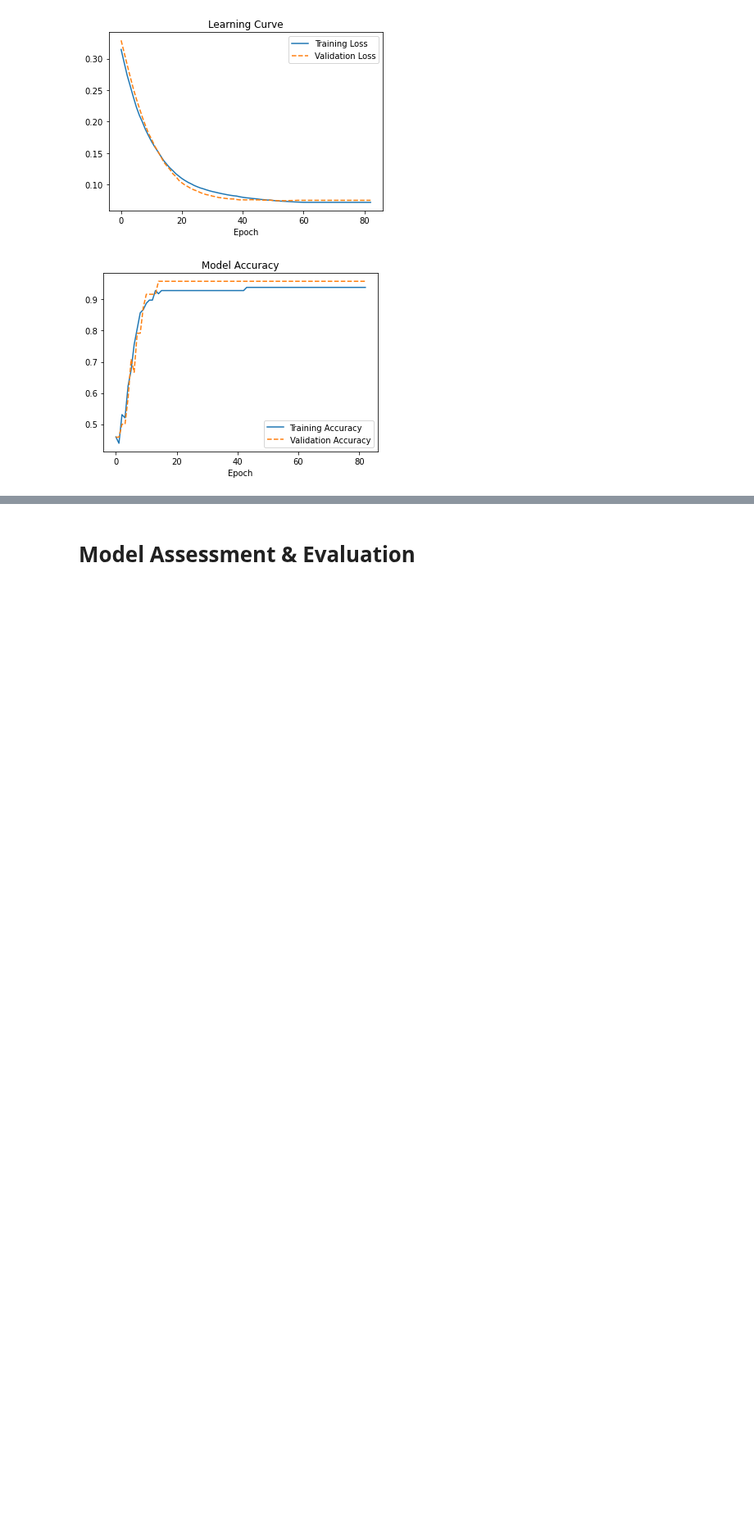
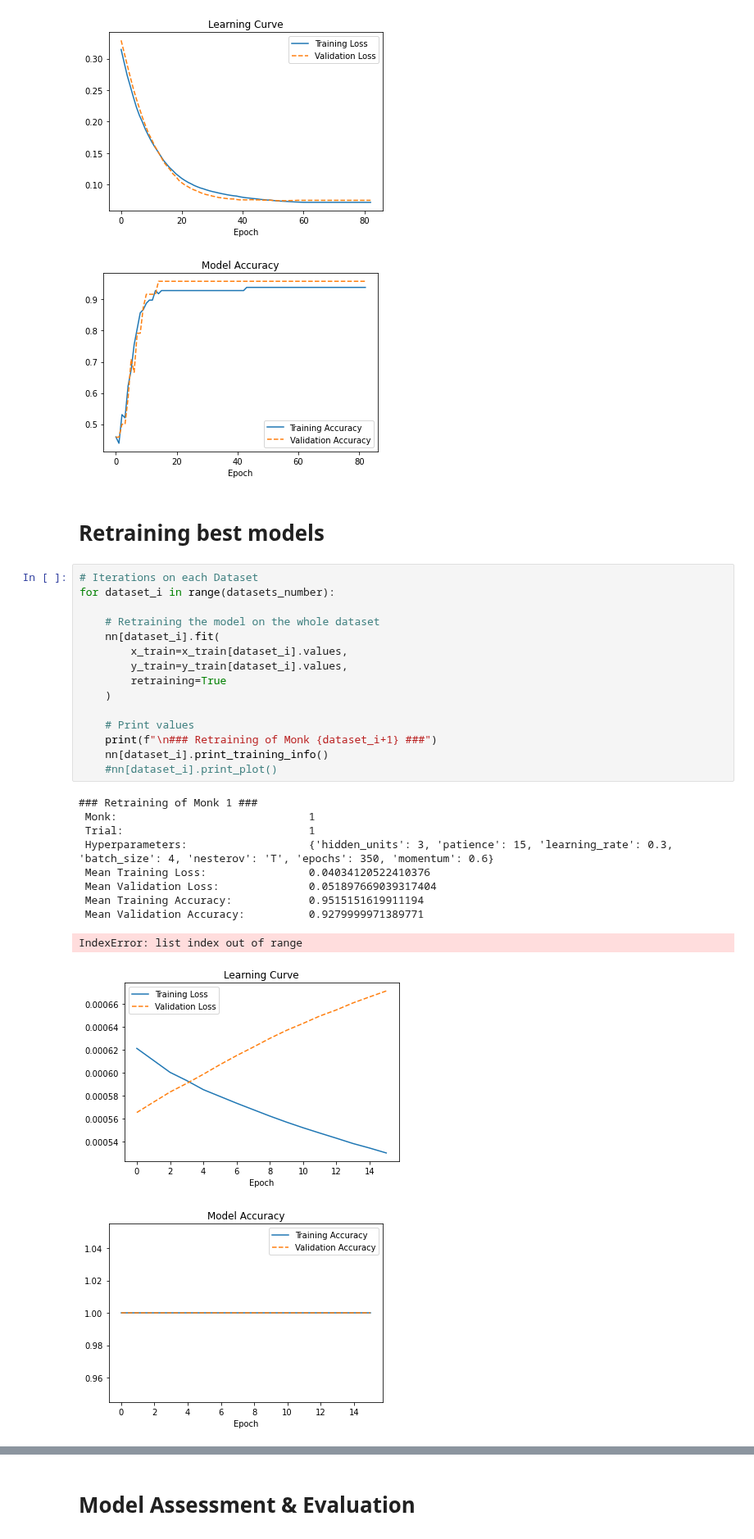
Before and after one commit to Bakko000/Machine_Learning_Project, a Jupyter notebook: keras_MSE.ipynb, the cells around one changed output, grey strips where cells are left out. Shown at 82% size. Cells and saved outputs as stored; diff of their text form; blank space fills up the shorter version.

```diff
--- a/keras_MSE.ipynb
+++ b/keras_MSE.ipynb
@@ -308,4 +308,33 @@ Best Hyperparameters for Monk 2
 [figure]
 [figure]
 [figure]
+# %% [markdown]
+# Retraining best models
+# %%
+# Iterations on each Dataset
+for dataset_i in range(datasets_number):
+
+    # Retraining the model on the whole dataset
+    nn[dataset_i].fit(
+        x_train=x_train[dataset_i].values,
+        y_train=y_train[dataset_i].values,
+        retraining=True
+    )
+
+    # Print values
+    print(f"\n### Retraining of Monk {dataset_i+1} ###")
+    nn[dataset_i].print_training_info()
+    #nn[dataset_i].print_plot()
+# %% [output]
+### Retraining of Monk 1 ###
+ Monk:                              1
+ Trial:                             1
+ Hyperparameters:                   {'hidden_units': 3, 'patience': 15, 'learning_rate': 0.3, 'batch_size': 4, 'nesterov': 'T', 'epochs': 350, 'momentum': 0.6}
+ Mean Training Loss:                0.04034120522410376
+ Mean Validation Loss:              0.051897669039317404
+ Mean Training Accuracy:            0.9515151619911194
+ Mean Validation Accuracy:          0.9279999971389771
+IndexError: list index out of range
+[figure, added]
+[figure, added]
 # %% [markdown]
```
Also changed, not shown: parts of 9 cells of this notebook.
